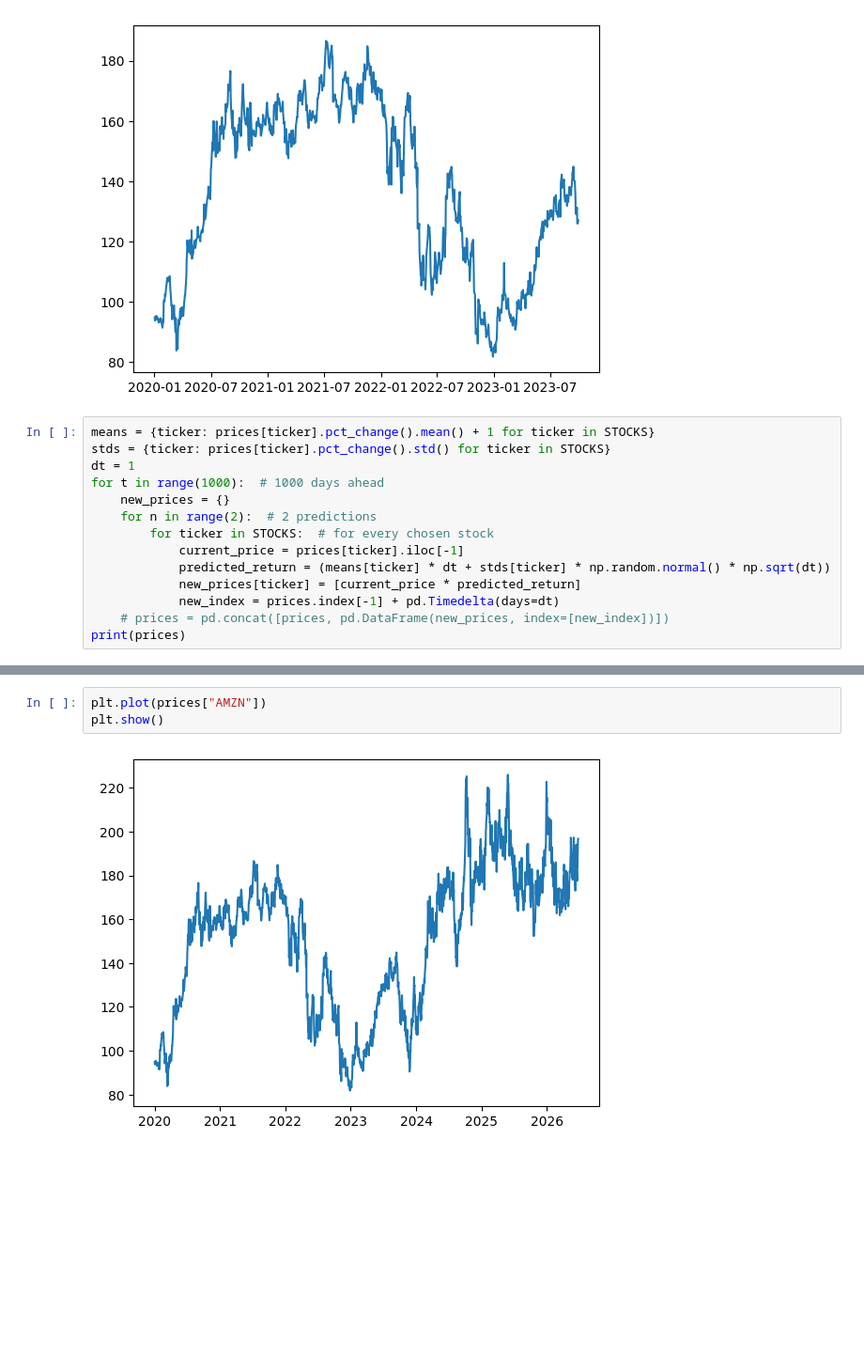
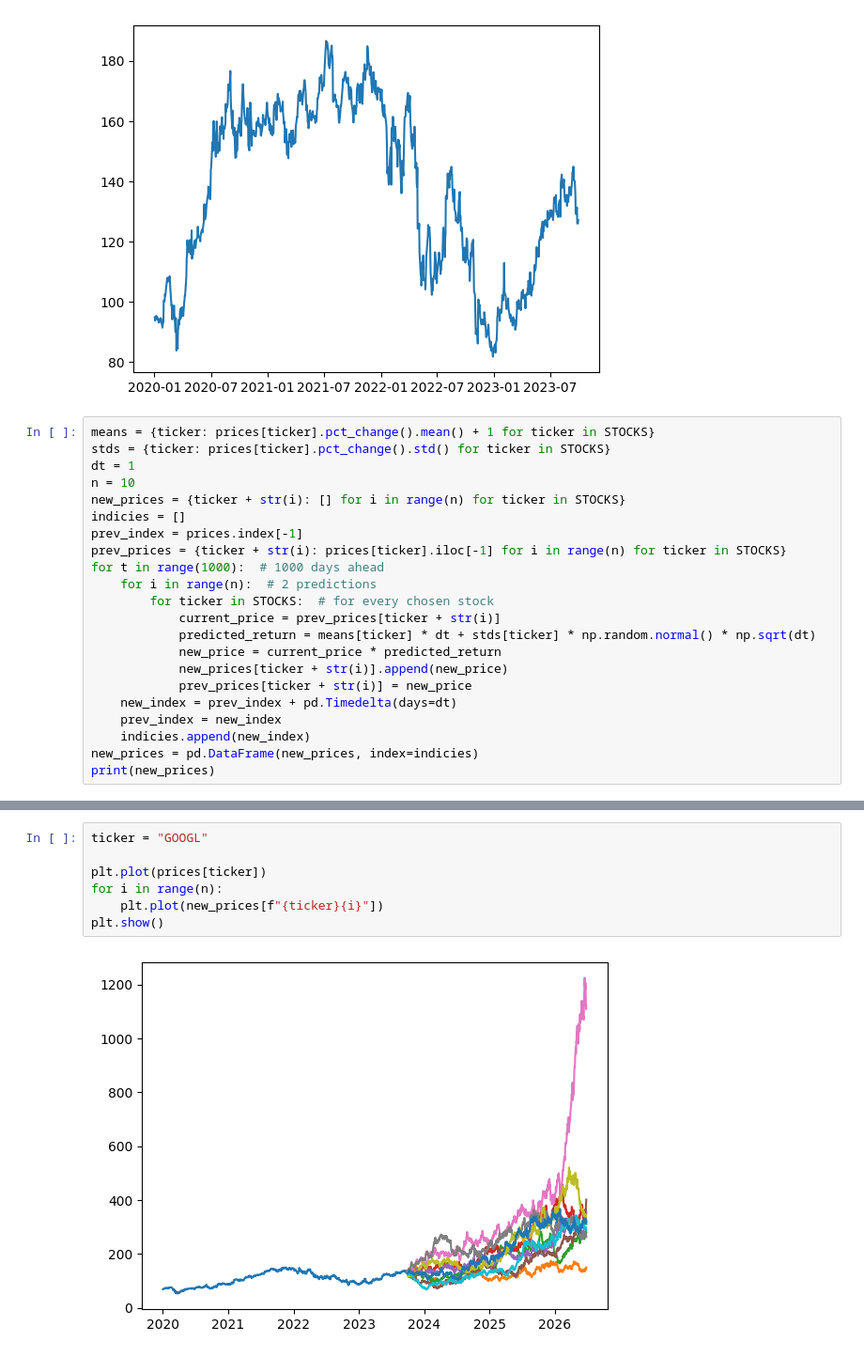
Before and after one commit to naapeli/Hanken-Hackathon-2024, a Jupyter notebook: MC_predictions.ipynb, the cells around one changed output, grey strips where cells are left out. Shown at 94% size. Saved outputs shown, nothing was run; the diff lists cells and outputs as text; blank space fills up the shorter version.

```diff
--- a/MC_predictions.ipynb
+++ b/MC_predictions.ipynb
@@ -18,14 +18,22 @@ plt.show()
 means = {ticker: prices[ticker].pct_change().mean() + 1 for ticker in STOCKS}
 stds = {ticker: prices[ticker].pct_change().std() for ticker in STOCKS}
 dt = 1
+n = 10
+new_prices = {ticker + str(i): [] for i in range(n) for ticker in STOCKS}
+indicies = []
+prev_index = prices.index[-1]
+prev_prices = {ticker + str(i): prices[ticker].iloc[-1] for i in range(n) for ticker in STOCKS}
 for t in range(1000):  # 1000 days ahead
-    new_prices = {}
-    for n in range(2):  # 2 predictions
+    for i in range(n):  # 2 predictions
         for ticker in STOCKS:  # for every chosen stock
-            current_price = prices[ticker].iloc[-1]
-            predicted_return = (means[ticker] * dt + stds[ticker] * np.random.normal() * np.sqrt(dt))
-            new_prices[ticker] = [current_price * predicted_return]
-            new_index = prices.index[-1] + pd.Timedelta(days=dt)
-    # prices = pd.concat([prices, pd.DataFrame(new_prices, index=[new_index])])
-print(prices)
+            current_price = prev_prices[ticker + str(i)]
+            predicted_return = means[ticker] * dt + stds[ticker] * np.random.normal() * np.sqrt(dt)
+            new_price = current_price * predicted_return
+            new_prices[ticker + str(i)].append(new_price)
+            prev_prices[ticker + str(i)] = new_price
+    new_index = prev_index + pd.Timedelta(days=dt)
+    prev_index = new_index
+    indicies.append(new_index)
+new_prices = pd.DataFrame(new_prices, index=indicies)
+print(new_prices)
 # %% [output]
@@ -45,8 +57,12 @@ print(prices)
-# %%
-plt.plot(prices["AMZN"])
-plt.show()
-# %% [output]
-[figure, removed]
+# %%
+ticker = "GOOGL"
+
+plt.plot(prices[ticker])
+for i in range(n):
+    plt.plot(new_prices[f"{ticker}{i}"])
+plt.show()
+# %% [output]
+[figure, added]
 # %%
 stock = yf.Ticker("AMZN")
 esg_data = stock.sustainability
```
Also changed, not shown: parts of 2 cells of this notebook, 1 other file.
